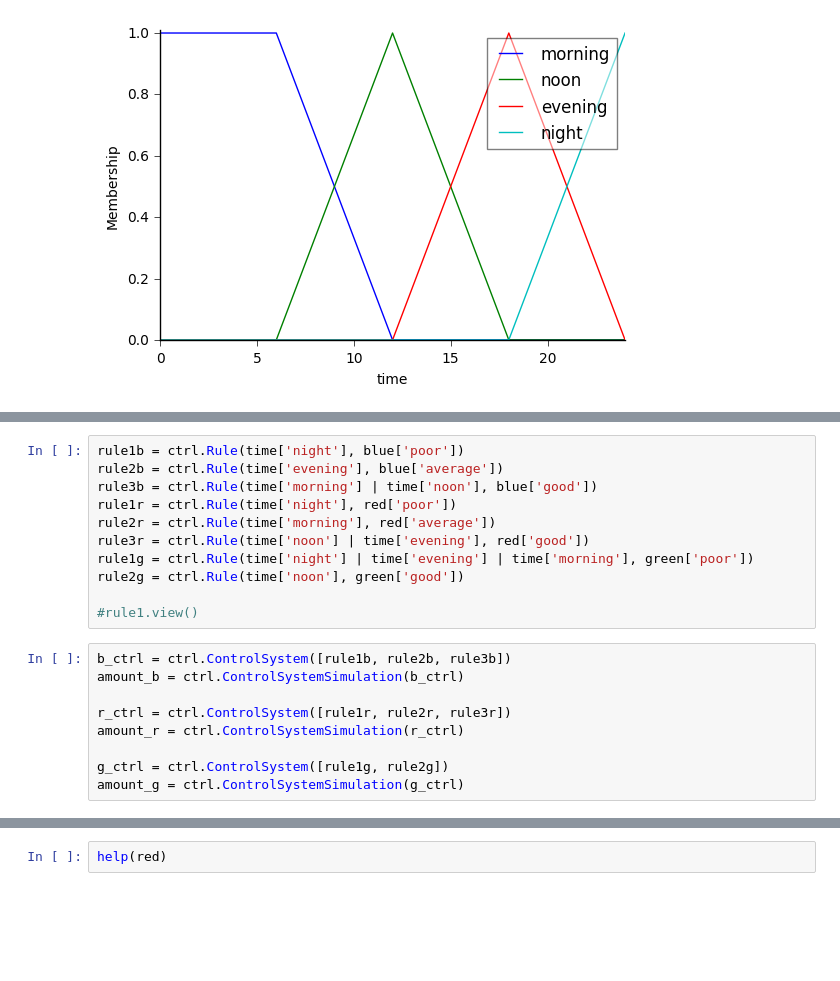
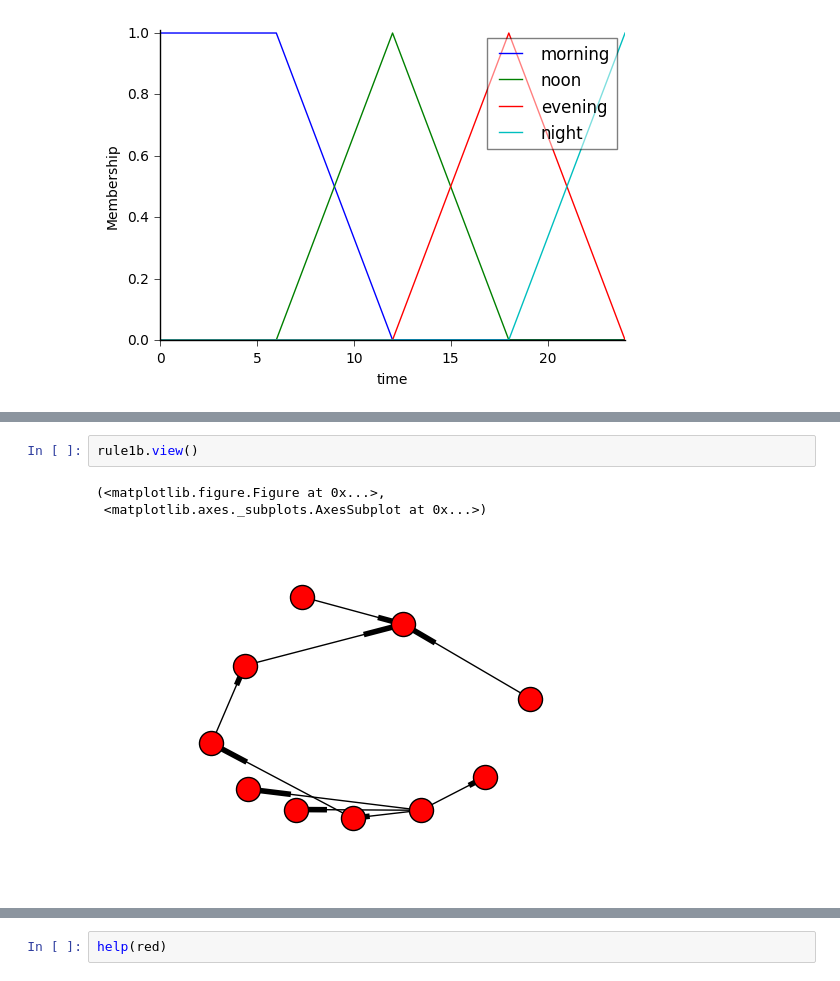
Before and after one commit to ilyadorosh/thesis, a Jupyter notebook: CyberPlant-Copy1.ipynb, the cells around one changed output, grey strips where cells are left out. Saved outputs shown, nothing was run; the diff lists cells and outputs as text; blank space fills up the shorter version.

```diff
--- a/CyberPlant-Copy1.ipynb
+++ b/CyberPlant-Copy1.ipynb
@@ -34,23 +110,9 @@ red.view()
-# %%
-rule1b = ctrl.Rule(time['night'], blue['poor'])
-rule2b = ctrl.Rule(time['evening'], blue['average'])
-rule3b = ctrl.Rule(time['morning'] | time['noon'], blue['good'])
-rule1r = ctrl.Rule(time['night'], red['poor'])
-rule2r = ctrl.Rule(time['morning'], red['average'])
-rule3r = ctrl.Rule(time['noon'] | time['evening'], red['good'])
-rule1g = ctrl.Rule(time['night'] | time['evening'] | time['morning'], green['poor'])
-rule2g = ctrl.Rule(time['noon'], green['good'])
-
-#rule1.view()
-# %%
-b_ctrl = ctrl.ControlSystem([rule1b, rule2b, rule3b])
-amount_b = ctrl.ControlSystemSimulation(b_ctrl)
-
-r_ctrl = ctrl.ControlSystem([rule1r, rule2r, rule3r])
-amount_r = ctrl.ControlSystemSimulation(r_ctrl)
-
-g_ctrl = ctrl.ControlSystem([rule1g, rule2g])
-amount_g = ctrl.ControlSystemSimulation(g_ctrl)
+# %%
+rule1b.view()
+# %% [output]
+(<matplotlib.figure.Figure at 0x...>,
+ <matplotlib.axes._subplots.AxesSubplot at 0x...>)
+[figure, added]
 # %%
 # Pass inputs to the ControlSystem using Antecedent labels with Pythonic API
 # Note: if you like passing many inputs all at once, use .inputs(dict_of_data)
```
Also changed, not shown: parts of 20 cells of this notebook.
